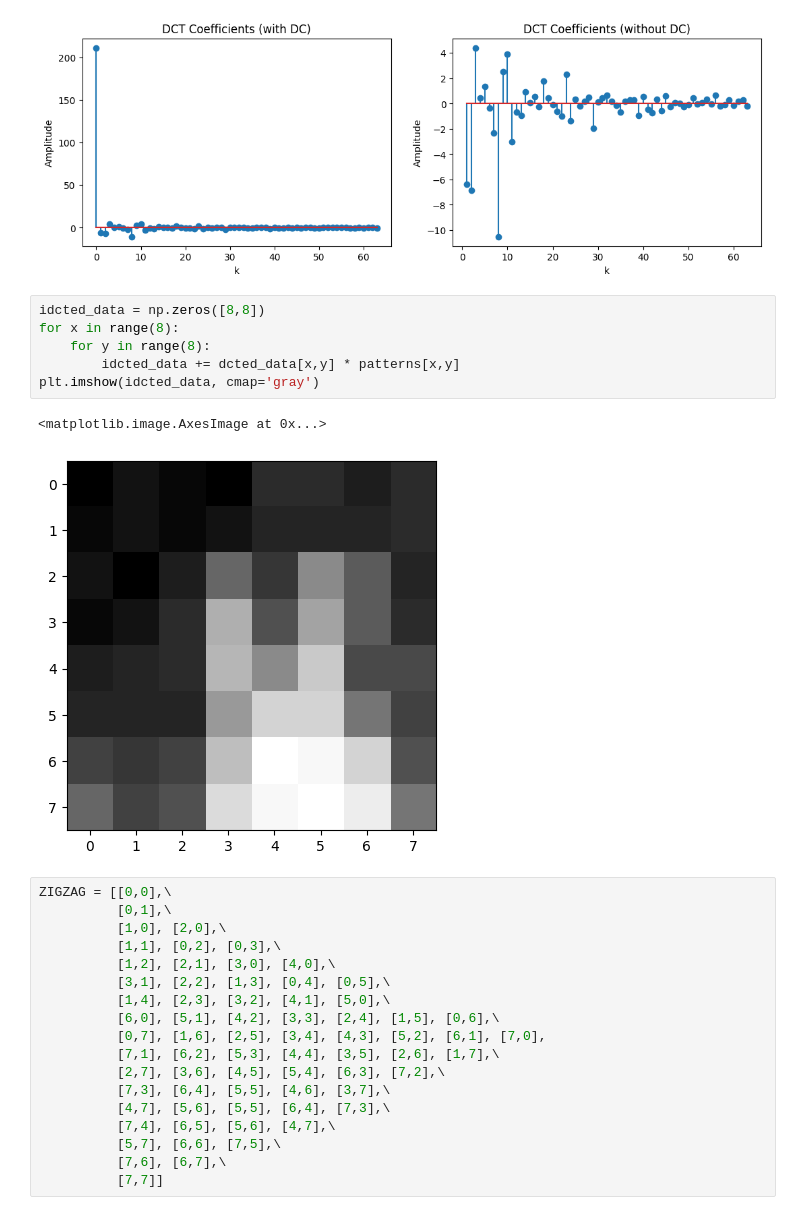
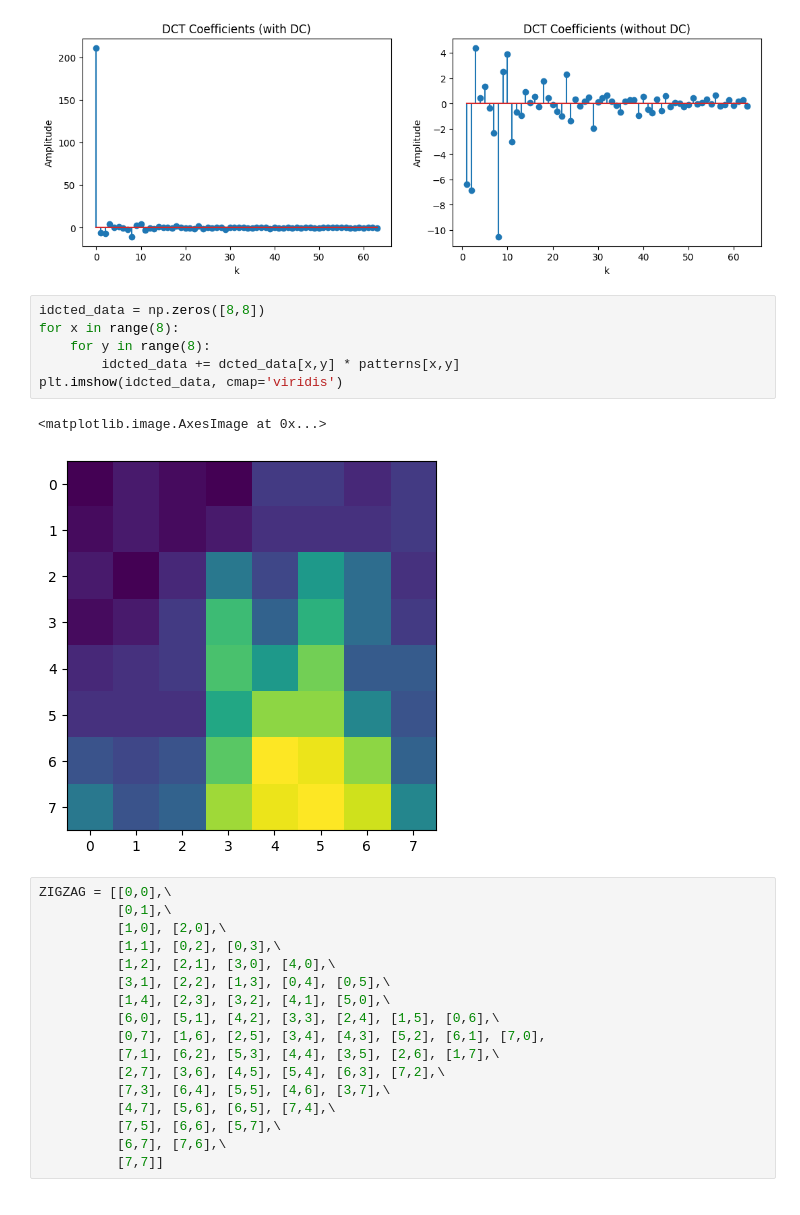
Before and after one commit to araobp/blender-science, a Jupyter notebook: Mathematics/DCT and IDCT.ipynb, the cells around one changed output. Cells and saved outputs as stored; diff of their text form.

```diff
--- a/Mathematics/DCT and IDCT.ipynb
+++ b/Mathematics/DCT and IDCT.ipynb
@@ -59,12 +59,12 @@ plt.show()
 # %%
 idcted_data = np.zeros([8,8])
 for x in range(8):
     for y in range(8):
         idcted_data += dcted_data[x,y] * patterns[x,y]
-plt.imshow(idcted_data, cmap='gray')
+plt.imshow(idcted_data, cmap='viridis')
 # %% [output]
 <matplotlib.image.AxesImage at 0x...>
-[figure, old version]
+[figure, new version]
 # %%
 ZIGZAG = [[0,0],\
           [0,1],\
@@ -78,10 +78,9 @@ ZIGZAG = [[0,0],\
           [7,1], [6,2], [5,3], [4,4], [3,5], [2,6], [1,7],\
           [2,7], [3,6], [4,5], [5,4], [6,3], [7,2],\
           [7,3], [6,4], [5,5], [4,6], [3,7],\
-          [4,7], [5,6], [5,5], [6,4], [7,3],\
-          [7,4], [6,5], [5,6], [4,7],\
-          [5,7], [6,6], [7,5],\
-          [7,6], [6,7],\
+          [4,7], [5,6], [6,5], [7,4],\
+          [7,5], [6,6], [5,7],\
+          [6,7], [7,6],\
           [7,7]]
 # %%
 idcted_data = np.zeros([8,8])
```
Also changed, not shown: parts of 3 cells of this notebook.
